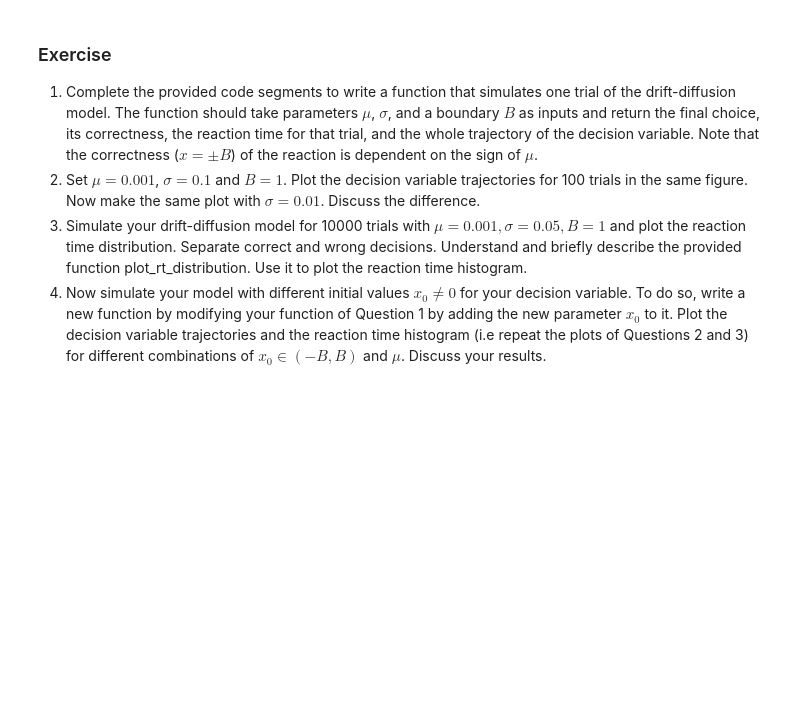
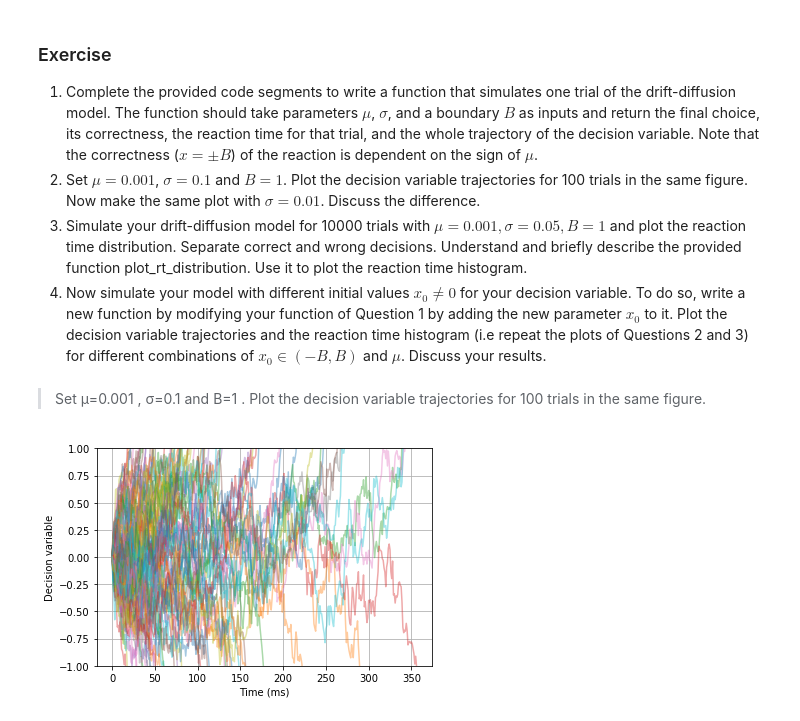
Before and after one commit to TristanBesson/bmnn, a Jupyter notebook: Ex13_Dylan_Bourgeois_224797.ipynb, the cells around one changed output. Drawn from its saved outputs; the diff is of its cells as text; code cells hidden in the pictures; blank space fills up the shorter version.

```diff
--- a/Ex13_Dylan_Bourgeois_224797.ipynb
+++ b/Ex13_Dylan_Bourgeois_224797.ipynb
@@ -559,14 +588,19 @@ The reaction time is the time it takes the decision variable to reach one of the
 2. Set $\mu=0.001$, $\sigma=0.1$ and $B=1$. Plot the decision variable trajectories for 100 trials in the same figure. Now make the same plot with $\sigma=0.01$. Discuss the difference.
 3. Simulate your drift-diffusion model for 10000 trials with $\mu=0.001, \sigma=0.05, B=1$ and plot the reaction time distribution. Separate correct and wrong decisions. Understand and briefly describe the provided function plot_rt_distribution. Use it to plot the reaction time histogram.
 4. Now simulate your model with different initial values $x_0\neq0$ for your decision variable. To do so, write a new function by modifying your function of Question 1 by adding the new parameter $x_0$ to it. Plot the decision variable trajectories and the reaction time histogram (i.e repeat the plots of Questions 2 and 3) for different combinations of $x_0\in (-B,B)$ and $\mu$. Discuss your results.
+# %% [markdown]
+> Set  μ=0.001
+ ,  σ=0.1
+  and  B=1
+ . Plot the decision variable trajectories for 100 trials in the same figure.
 # %%
 %matplotlib inline
 import numpy as np
 import matplotlib.pyplot as plt
 # %%
-mu=???
-sigma=???
-B=???
+mu=0.001
+sigma=0.1
+B=1
 
 dt=1. # time step size (ms)
 T_max=2500
@@ -598,44 +632,54 @@ def sim_drift_diffusion(mu, sigma, B):
 
         # Implement the increment of the decision variable.
         # Use np.random.randn to draw x from a gaussian distribution
-        x += ???
+        x += dt*(mu + sigma * np.random.randn())
 
         x_plot.append(x) # save new x
 
         # check boundary conditions
         if x > B:
-            reaction_time = ???
-            choice = ???
+            reaction_time = t
+            choice = 1
             break
         if x < -B:
-            reaction_time = ???
-            choice = ???
+            reaction_time = t
+            choice = -1
             break
 
     # If no boundary is hit before maximum time,
     # choose according to decision variable value
     if t == T_max-dt:
-        reaction_time = ??? # set reaction_time to T_max and:
-        choice = ??? # "Force" a choice depending on the sign of x
+        reaction_time = T_max # set reaction_time to T_max and:
+        choice = x/np.fabs(x) # "Force" a choice depending on the sign of x
 
     # Determining correctness depending on sign of mu
-    if mu >= ...
-        correct = ??? # Boolean variable for trial's correctness
-    else
-        correct = ???
+
+    # **********************************NOT SURE OF THE CONDITION HERE!!!!!!!!!!! *************************************
+    if mu/choice >= 0:
+        correct = 1 # Boolean variable for trial's correctness
+    else:
+        correct = 0
     return choice, correct, reaction_time, x_plot
 
 
 # Call your function for many trials and plot the trajectories
-n_trials=???
+n_trials=100
+alph = 0.4
 plt.figure()
 for i_trial in range(n_trials):
 
     # Plot the decision variable vs time
     # Tip: The parameter alpha of the plot function sets the transparency of the line.
     # Adjust it to show more trajectories on the same plot.
 
+    choice, correct, reaction_time, x_plot = sim_drift_diffusion(mu, sigma, B)
+    time = np.linspace(0,reaction_time, len(x_plot))
+    plt.plot(time,x_plot, alpha = alph)
 
 plt.xlabel('Time (ms)')
 plt.ylabel('Decision variable')
 plt.ylim((-B,B))
+plt.grid(True)
+plt.show()
+# %% [output]
+[figure, added]
```
Also changed, not shown: parts of 18 cells of this notebook.
